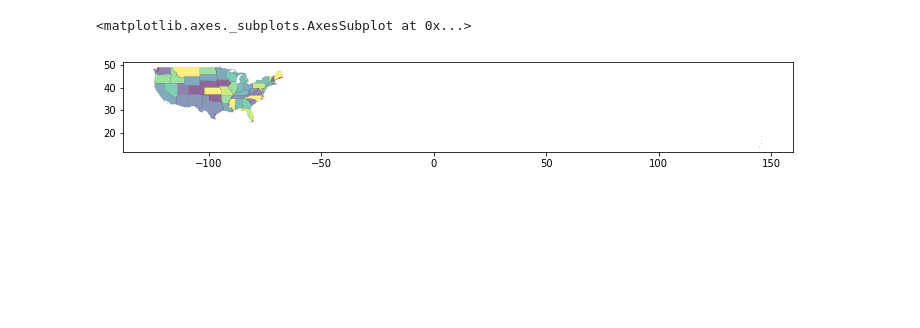
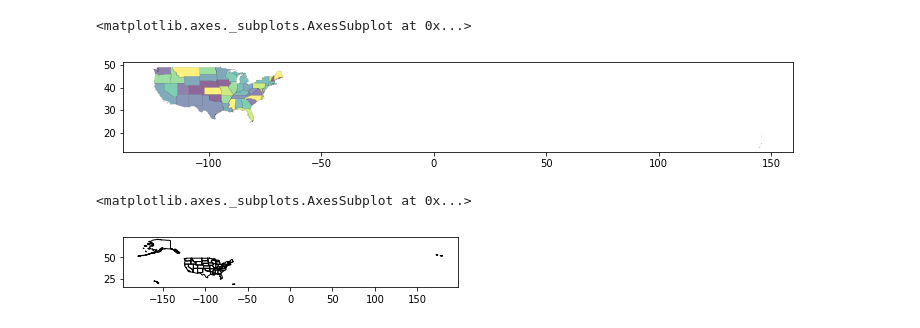
Before and after one commit to stoneyv/cbsa_plot, a Jupyter notebook: python/notebooks/cbsa_cbp_ecommerce_2015.ipynb, the cells around one changed output. Cells and saved outputs as stored; diff of their text form; code cells hidden in the pictures; blank space fills up the shorter version.

```diff
--- a/python/notebooks/cbsa_cbp_ecommerce_2015.ipynb
+++ b/python/notebooks/cbsa_cbp_ecommerce_2015.ipynb
@@ -94,0 +108,7 @@ us_state_df.plot(linewidth=0.06,
+# %%
+fig, ax = plt.subplots()
+ax.set_aspect('equal')
+us_state_df.plot(ax=ax, color="#EBEBEB", facecolor="white")
+# %% [output]
+<matplotlib.axes._subplots.AxesSubplot at 0x...>
+[figure, added]
```
Also changed, not shown: parts of 8 cells of this notebook, 1 other file.
